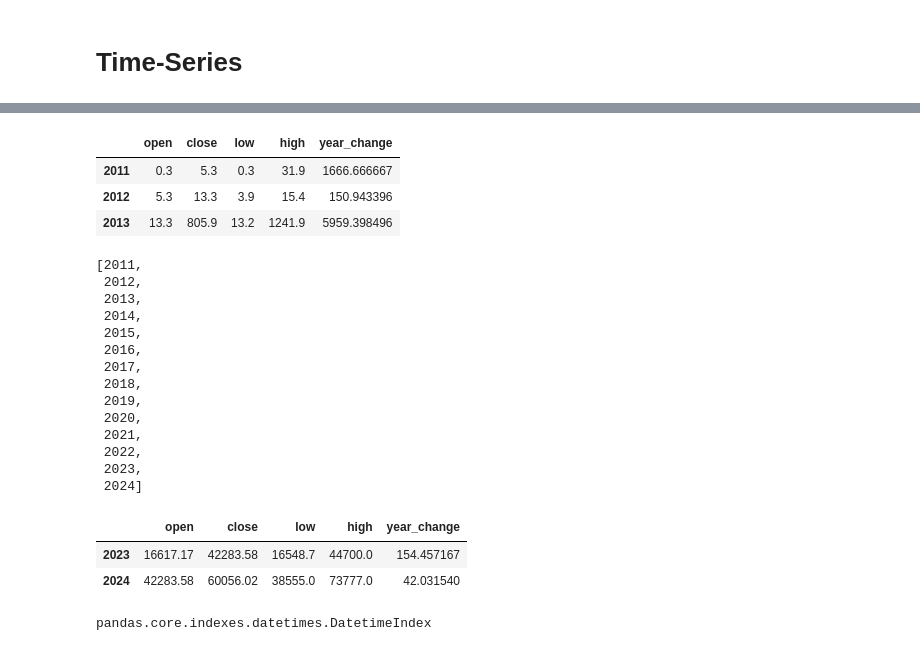
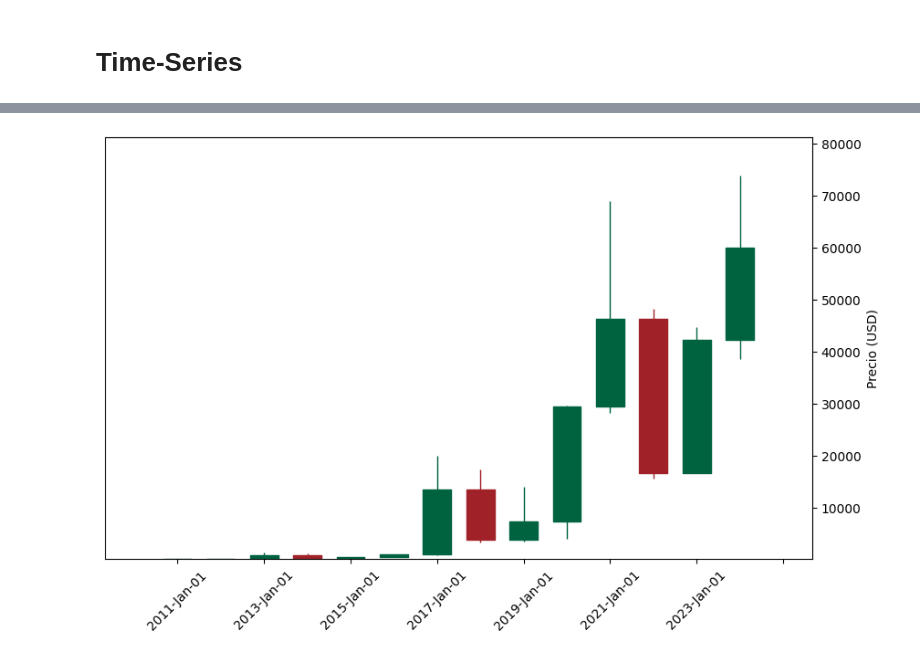
Before and after one commit to Pableren/Glass-Bubble, a Jupyter notebook: Eda.ipynb, the cells around one changed output, grey strips where cells are left out. Drawn from its saved outputs; the diff is of its cells as text; code cells hidden in the pictures.

```diff
--- a/Eda.ipynb
+++ b/Eda.ipynb
@@ -80,47 +61,40 @@ df_1d
 # %%
-# Se localizan los datos correspondientes para cada año
-# ==============================================================================
+
+df_1d['date_time'] = df_1d['date']
+df_1d.index = df_1d['date']
 years = list(df_1d.index.year.unique())
 df_plot = pd.DataFrame()
 
 for year in years:
-
     year_open = df_1d.loc[df_1d.index.year == year, "open"].iloc[0]
     year_close = df_1d.loc[df_1d.index.year == year, "close"].iloc[-1]
     year_low = df_1d.loc[df_1d.index.year == year, "low"].min()
     year_high = df_1d.loc[df_1d.index.year == year, "high"].max()
-
     df_plot[year] = pd.Series([year_open, year_close, year_low, year_high])
 df_plot = df_plot.T
 df_plot = df_plot.set_axis(["open", "close", "low", "high"], axis=1)
 
 df_plot["year_change"] = 100 * (df_plot["close"] - df_plot["open"]) / df_plot["open"]
-df_plot.head(3)
+df_plot.index = pd.to_datetime(df_plot.index, format='%Y') + pd.offsets.DateOffset(months=0, days=0)
+annotations_list = []
+max_high = df_plot["high"].max()
+
+for year in years:
+    df_aux = df_plot.loc[df_plot.index.year == year]
+    if not df_aux.empty:
+        loc_x = df_aux.index[0]
+        loc_y = df_aux["high"].values[0] + (max_high * 0.05)
+        text = "{:.1f}%".format(df_aux["year_change"].values[0])
+        annotations_list.append((loc_x, loc_y, text))
+
+fig, ax = plt.subplots(figsize=(10, 6))
+
+mpf.plot(
+    df_plot,type='candle', style='charles',ylabel='Precio (USD)',ax=ax,volume=False
+)
+for loc_x, loc_y, text in annotations_list:
+    ax.annotate(text,(loc_x, loc_y),  textcoords="offset fontsize", ha='center',  fontsize=9, color='red' )
+ax.set_ylim(df_plot["low"].min(), df_plot["high"].max() * 1.1)
+plt.show()
 # %% [output]
-|  | open | close | low | high | year_change |
-| 2011 | 0.3 | 5.3 | 0.3 | 31.9 | 1666.666667 |
-| 2012 | 5.3 | 13.3 | 3.9 | 15.4 | 150.943396 |
-| 2013 | 13.3 | 805.9 | 13.2 | 1241.9 | 5959.398496 |
+[figure, added]
-# %%
-years
-# %% [output]
-[2011,
- 2012,
- 2013,
- 2014,
- 2015,
- 2016,
- 2017,
- 2018,
- 2019,
- 2020,
- 2021,
- 2022,
- 2023,
- 2024]
-# %%
-df_plot.tail(2)
-# %% [output]
-|  | open | close | low | high | year_change |
-| 2023 | 16617.17 | 42283.58 | 16548.7 | 44700.0 | 154.457167 |
-| 2024 | 42283.58 | 60056.02 | 38555.0 | 73777.0 | 42.031540 |
@@ -130,4 +100,0 @@ df_plot.index = pd.to_datetime(df_plot.index, format='%Y') + pd.offsets.DateOffs
-# %%
-type(df_plot.index)
-# %% [output]
-pandas.core.indexes.datetimes.DatetimeIndex
```
Also changed, not shown: parts of 18 cells of this notebook.
